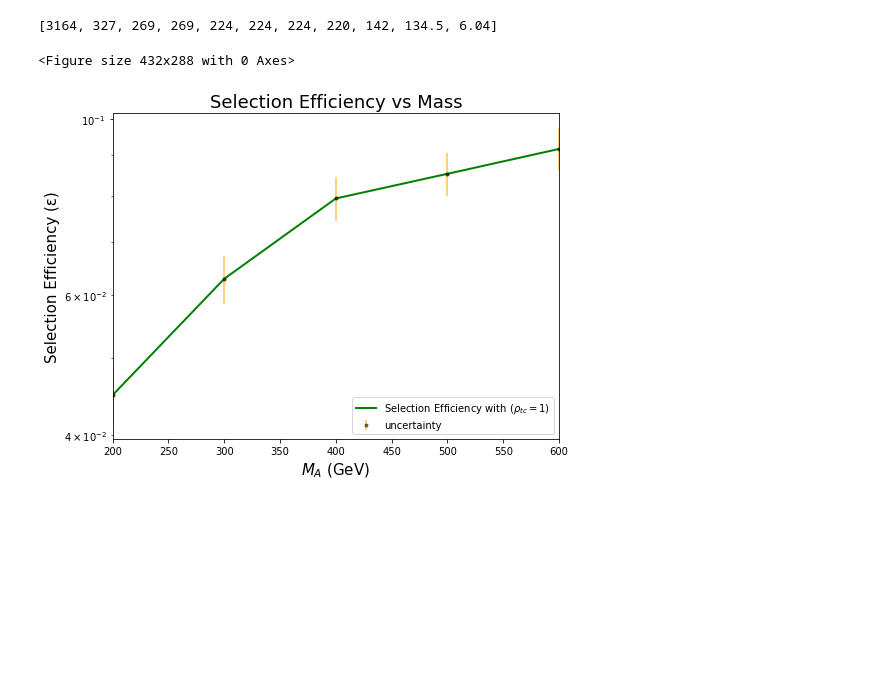
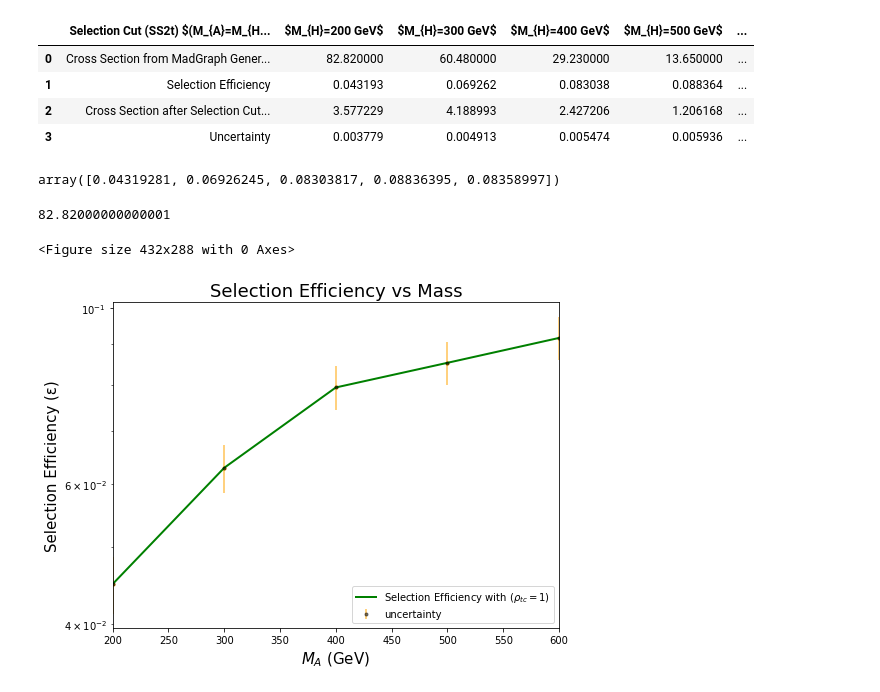
Before and after one commit to dlai211/Triple-Top, a Jupyter notebook: SS2t/SS2t.ipynb, the cells around one changed output. Drawn from its saved outputs; the diff is of its cells as text; code cells hidden in the pictures; blank space fills up the shorter version.

```diff
--- a/SS2t/SS2t.ipynb
+++ b/SS2t/SS2t.ipynb
@@ -185,9 +190,28 @@ fd
+# %%
+name2 = ['Cross Section from MadGraph Generation (fb)',
+         'Selection Efficiency',
+         'Cross Section after Selection Cut (fb)',
+         'Uncertainty']
+fd = pd.DataFrame({r'Selection Cut (SS2t) $(M_{A}=M_{H}+50GeV)$ $\rho_{tc}=1$': name2,
+                   r'$M_{H}=200 GeV$': m1[1],
+                   r'$M_{H}=300 GeV$': m2[1],
+                   r'$M_{H}=400 GeV$': m3[1],
+                   r'$M_{H}=500 GeV$': m4[1],
+                   r'$M_{H}=600 GeV$': m5[1]
+                   })
+fd
+# %% [output]
+|  | Selection Cut (SS2t) $(M_{A}=M_{H... | $M_{H}=200 GeV$ | $M_{H}=300 GeV$ | $M_{H}=400 GeV$ | $M_{H}=500 GeV$ | ... |
+| 0 | Cross Section from MadGraph Gener... | 82.820000 | 60.480000 | 29.230000 | 13.650000 | ... |
+| 1 | Selection Efficiency | 0.043193 | 0.069262 | 0.083038 | 0.088364 | ... |
+| 2 | Cross Section after Selection Cut... | 3.577229 | 4.188993 | 2.427206 | 1.206168 | ... |
+| 3 | Uncertainty | 0.003779 | 0.004913 | 0.005474 | 0.005936 | ... |
 # %%
 m = [m1, m2, m3, m4, m5]
 f = np.array([m[i][8]/m[i][0] for i in range(len(m))])
-m1
+f
 # %% [output]
-[3164, 327, 269, 269, 224, 224, 224, 220, 142, 134.5, 6.04]
+array([0.04319281, 0.06926245, 0.08303817, 0.08836395, 0.08358997])
 # %%
 def uncer(l, n):
     return(np.sqrt(f*(1-f)/n))
@@ -195 +219,5 @@ es = np.array([3164, 3085, 2897, 2744, 2542])
 uf = uncer(f, es)
+# %%
+m1[-2]
+# %% [output]
+82.82000000000001
```
Also changed, not shown: parts of 7 cells of this notebook.
